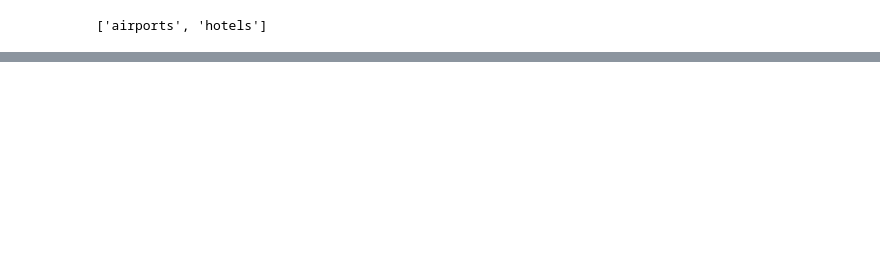
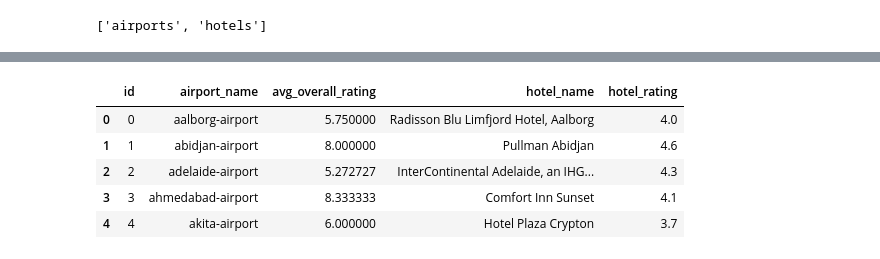
Before and after one commit to TommyHvidhyld/Comparing_Airports, a Jupyter notebook: airport.ipynb, the cells around one changed output, grey strips where cells are left out. Drawn from its saved outputs; the diff is of its cells as text; code cells hidden in the pictures; blank space fills up the shorter version.

```diff
--- a/airport.ipynb
+++ b/airport.ipynb
@@ -394,3 +394,18 @@ pd.read_sql_query('select * from hotels', con=engine).head()
 | 2 | 2 | InterContinental Adelaide, an IHG... | 4.3 |
 | 3 | 3 | Comfort Inn Sunset | 4.1 |
 | 4 | 4 | Hotel Plaza Crypton | 3.7 |
+# %%
+sql_join = r"""SELECT airports.id, airports.airport_name, airports.avg_overall_rating,
+hotels.hotel_name, hotels.hotel_rating
+FROM airports
+JOIN hotels
+ON airports.id = hotels.id"""
+
+pd.read_sql_query(sql_join, con=engine).head()
+# %% [output]
+|  | id | airport_name | avg_overall_rating | hotel_name | hotel_rating |
+| 0 | 0 | aalborg-airport | 5.750000 | Radisson Blu Limfjord Hotel, Aalborg | 4.0 |
+| 1 | 1 | abidjan-airport | 8.000000 | Pullman Abidjan | 4.6 |
+| 2 | 2 | adelaide-airport | 5.272727 | InterContinental Adelaide, an IHG... | 4.3 |
+| 3 | 3 | ahmedabad-airport | 8.333333 | Comfort Inn Sunset | 4.1 |
+| 4 | 4 | akita-airport | 6.000000 | Hotel Plaza Crypton | 3.7 |
```
Also changed, not shown: parts of 7 cells of this notebook.
